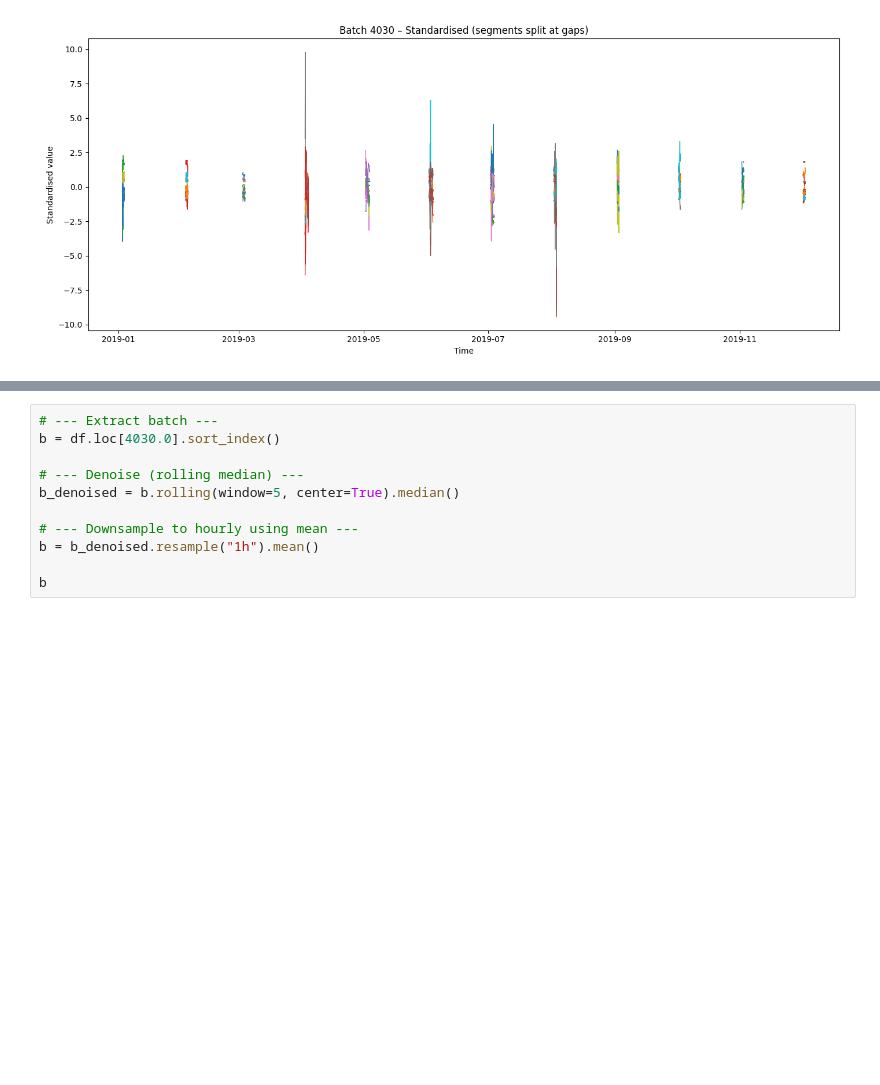
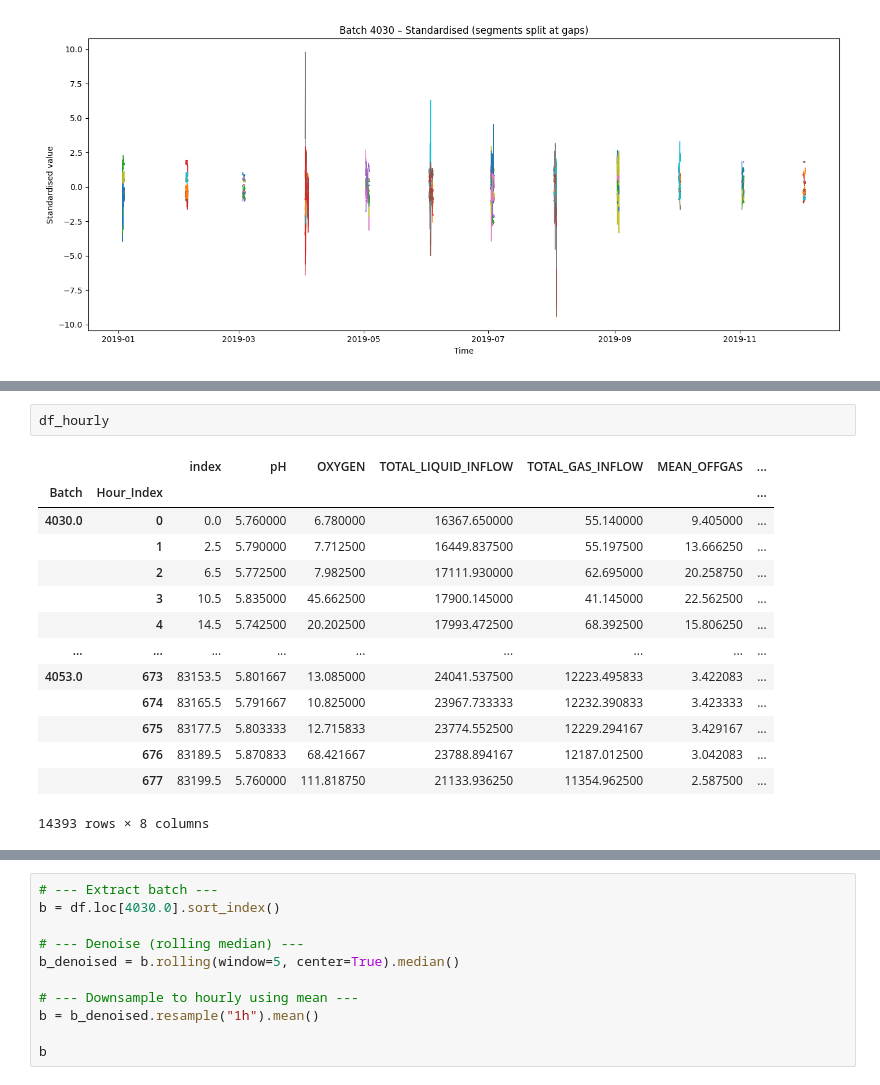
Before and after one commit to RichardFisher1/Applied, a Jupyter notebook: notebooks/RichardNotes.ipynb, the cells around one changed output, grey strips where cells are left out. Drawn from its saved outputs; the diff is of its cells as text; blank space fills up the shorter version.

```diff
--- a/notebooks/RichardNotes.ipynb
+++ b/notebooks/RichardNotes.ipynb
@@ -388,0 +754,17 @@ df
+# %%
+df_hourly
+# %% [output]
+|  |  | index | pH | OXYGEN | TOTAL_LIQUID_INFLOW | TOTAL_GAS_INFLOW | MEAN_OFFGAS | ... |
+| Batch | Hour_Index |  |  |  |  |  |  | ... |
+| 4030.0 | 0 | 0.0 | 5.760000 | 6.780000 | 16367.650000 | 55.140000 | 9.405000 | ... |
+|  | 1 | 2.5 | 5.790000 | 7.712500 | 16449.837500 | 55.197500 | 13.666250 | ... |
+|  | 2 | 6.5 | 5.772500 | 7.982500 | 17111.930000 | 62.695000 | 20.258750 | ... |
+|  | 3 | 10.5 | 5.835000 | 45.662500 | 17900.145000 | 41.145000 | 22.562500 | ... |
+|  | 4 | 14.5 | 5.742500 | 20.202500 | 17993.472500 | 68.392500 | 15.806250 | ... |
+| ... | ... | ... | ... | ... | ... | ... | ... | ... |
+| 4053.0 | 673 | 83153.5 | 5.801667 | 13.085000 | 24041.537500 | 12223.495833 | 3.422083 | ... |
+|  | 674 | 83165.5 | 5.791667 | 10.825000 | 23967.733333 | 12232.390833 | 3.423333 | ... |
+|  | 675 | 83177.5 | 5.803333 | 12.715833 | 23774.552500 | 12229.294167 | 3.429167 | ... |
+|  | 676 | 83189.5 | 5.870833 | 68.421667 | 23788.894167 | 12187.012500 | 3.042083 | ... |
+|  | 677 | 83199.5 | 5.760000 | 111.818750 | 21133.936250 | 11354.962500 | 2.587500 | ... |
+14393 rows × 8 columns
```
Also changed, not shown: parts of 13 cells of this notebook, 1 other file.
